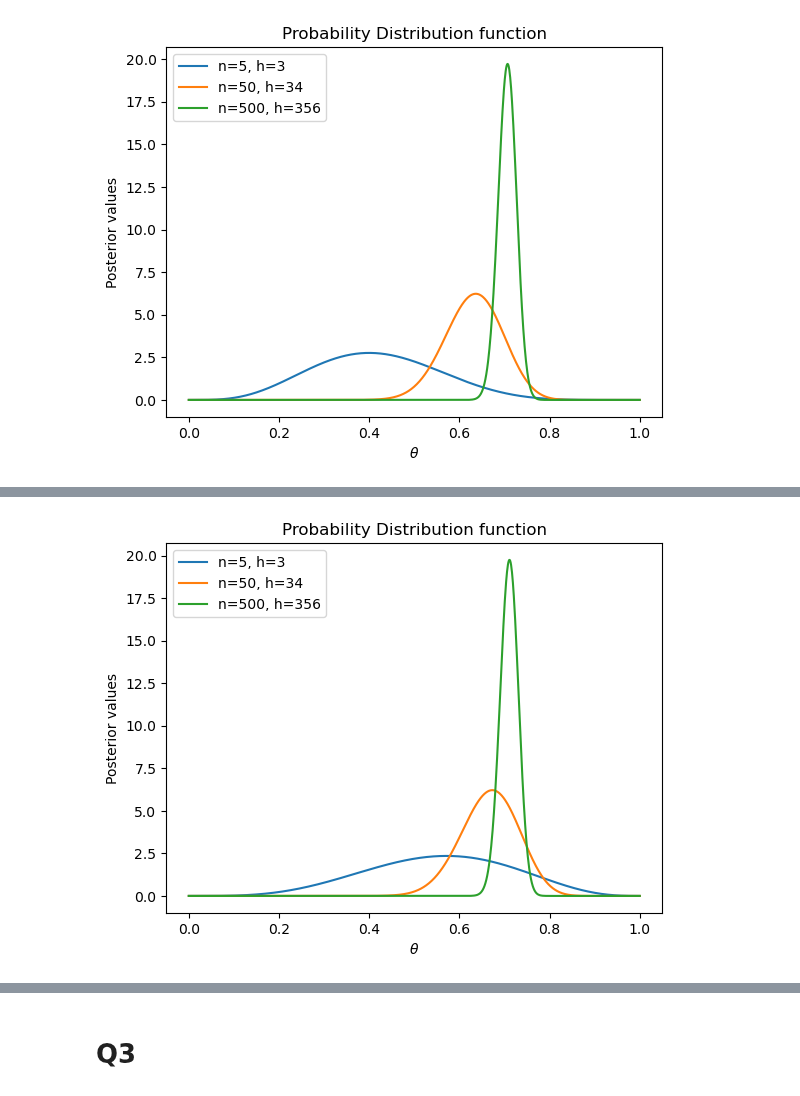
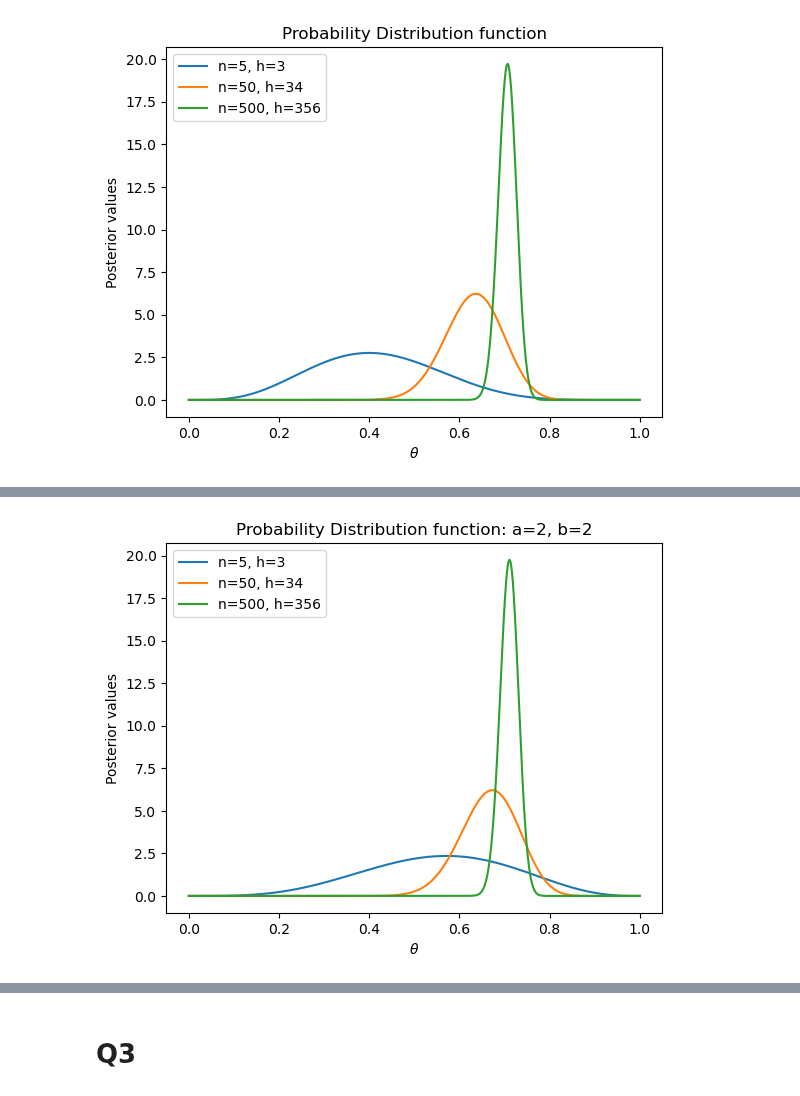
Before and after one commit to kparrine/Computational_Astro, a Jupyter notebook: C6/C6.ipynb, the cells around one changed output, grey strips where cells are left out. Cells and saved outputs as stored; diff of their text form; code cells hidden in the pictures.

```diff
--- a/C6/C6.ipynb
+++ b/C6/C6.ipynb
@@ -151,7 +162,8 @@ plt.show()
 data = np.loadtxt("HW06_data.txt")
 n = [5,50,500]
 h = int(np.sum(data)) #number of heads, so 0 = tails, 1 = heads (want to add up all the heads)
-prior = make_prior(10, 2) #strong belief coin biased towards heads
+a, b = 50, 20
+prior = make_prior(a, b) #strong belief coin biased towards heads
 thetas = np.linspace(0,1,1000) #test over different values of theta
 
 for coin_flips in n:
@@ -164,7 +176,8 @@ for coin_flips in n:
 
 plt.xlabel(r"$\theta$")
 plt.ylabel("Posterior values")
-plt.title("Probability Distribution function")
+plt.title(f"Probability Distribution function: a={a}, b={b}")
 plt.legend()
+plt.savefig("pdf_5020.png",dpi=300)
 plt.show()
 # %% [output]
@@ -173,7 +186,8 @@ plt.show()
 data = np.loadtxt("HW06_data.txt")
 n = [5,50,500]
 h = int(np.sum(data)) #number of heads, so 0 = tails, 1 = heads (want to add up all the heads)
-prior = make_prior(2, 10) #strong belief coin biased towards tails
+a,b = 20,50
+prior = make_prior(a, b) #strong belief coin biased towards tails
 thetas = np.linspace(0,1,1000) #test over different values of theta
 
 for coin_flips in n:
@@ -186,7 +200,8 @@ for coin_flips in n:
 
 plt.xlabel(r"$\theta$")
 plt.ylabel("Posterior values")
-plt.title("Probability Distribution function")
+plt.title(f"Probability Distribution function: a={a}, b={b}")
 plt.legend()
+plt.savefig("pdf_2050.png",dpi=300)
 plt.show()
 # %% [output]
@@ -193,0 +209,22 @@ plt.show()
+# %%
+data = np.loadtxt("HW06_data.txt")
+n = [5,50,500]
+h = int(np.sum(data)) #number of heads, so 0 = tails, 1 = heads (want to add up all the heads)
+a, b = 100,20
+prior = make_prior(a, b) #weak belief in fairness - open to be wrong
+thetas = np.linspace(0,1,1000) #test over different values of theta
+
+for coin_flips in n:
+    h = int(np.sum(data[:coin_flips]))
+    likelihood = make_likelihood(coin_flips, h)
+    posterior = make_posterior(prior, likelihood)
+    p_vals = np.array([posterior(t) for t in thetas])
+
+    plt.plot(thetas, p_vals, label=f"n={coin_flips}, h={h}")
+
+plt.xlabel(r"$\theta$")
+plt.ylabel("Posterior values")
+plt.title(f"Probability Distribution function: a={a}, b={b}")
+plt.legend()
+plt.savefig("pdf_10020.png",dpi=300)
+plt.show()
@@ -194,22 +233,24 @@ plt.show()
 # %%
 data = np.loadtxt("HW06_data.txt")
 n = [5,50,500]
 h = int(np.sum(data)) #number of heads, so 0 = tails, 1 = heads (want to add up all the heads)
-prior = make_prior(2, 2) #weak belief in fairness - open to be wrong
+a, b = 2,2
+prior = make_prior(a, b) #weak belief in fairness - open to be wrong
 thetas = np.linspace(0,1,1000) #test over different values of theta
 
 for coin_flips in n:
     h = int(np.sum(data[:coin_flips]))
     likelihood = make_likelihood(coin_flips, h)
     posterior = make_posterior(prior, likelihood)
     p_vals = np.array([posterior(t) for t in thetas])
 
     plt.plot(thetas, p_vals, label=f"n={coin_flips}, h={h}")
 
 plt.xlabel(r"$\theta$")
 plt.ylabel("Posterior values")
-plt.title("Probability Distribution function")
+plt.title(f"Probability Distribution function: a={a}, b={b}")
 plt.legend()
+plt.savefig("pdf_22.png",dpi=300)
 plt.show()
 # %% [output]
-[figure, old version]
+[figure, new version]
```
Also changed, not shown: parts of 18 cells of this notebook, 9 other files.
